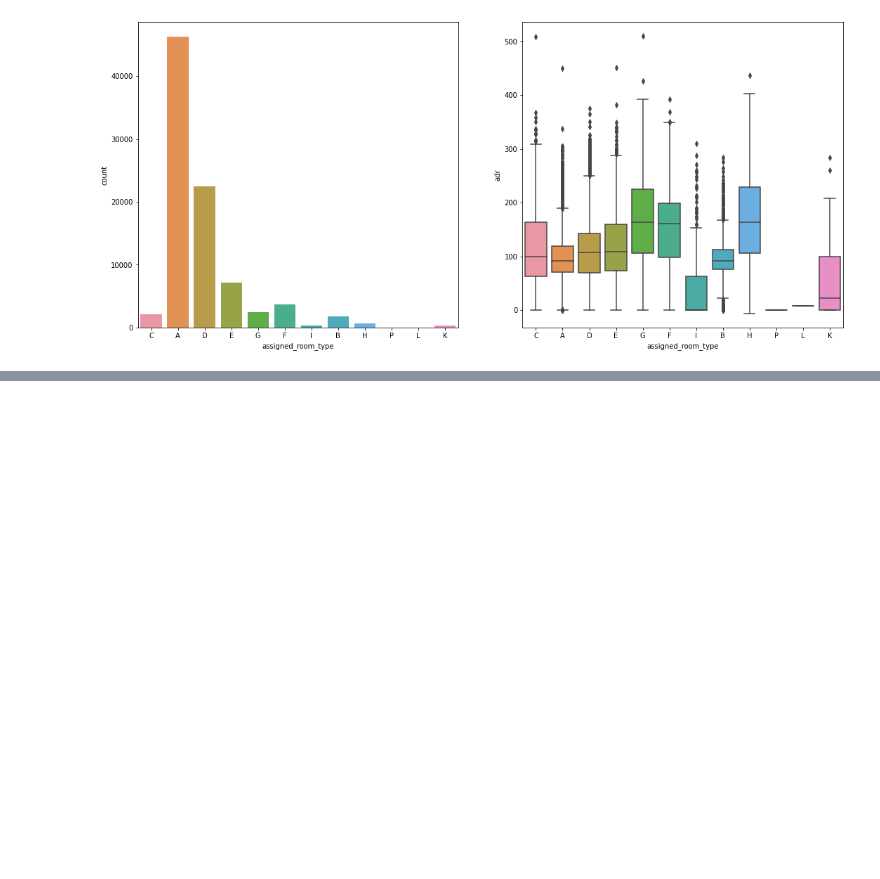
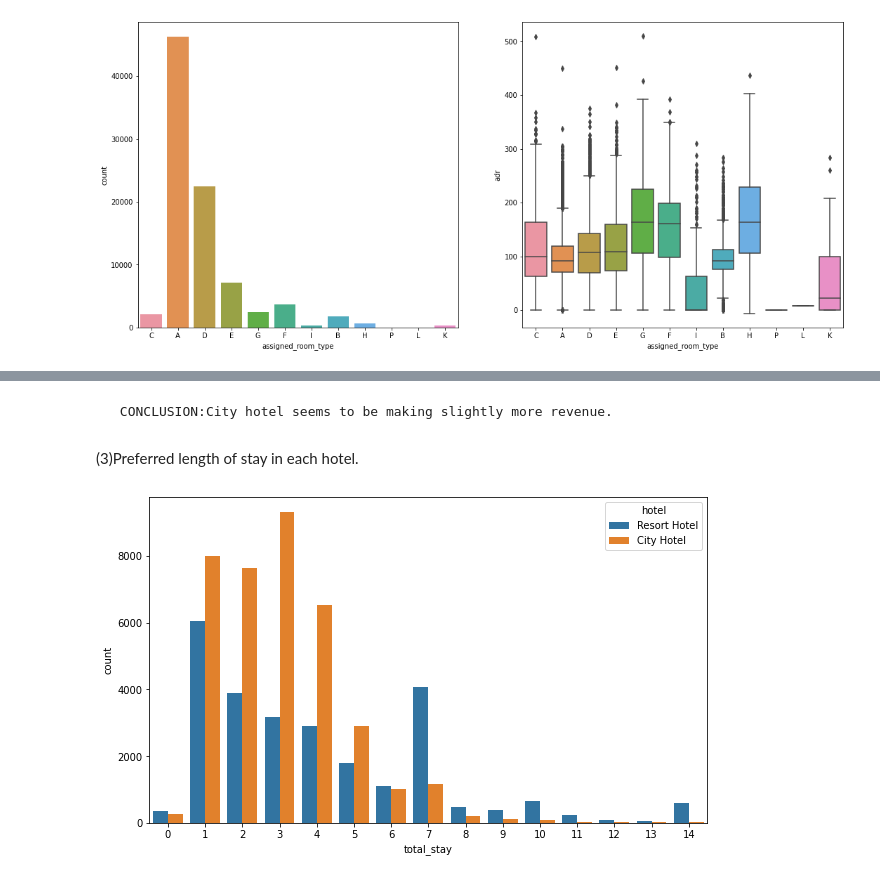
Before and after one commit to Adeve903/Ambuj-EDA-Hotel-booking, a Jupyter notebook: Hotel_Booking_Analysis_Capstone_Project.ipynb, the cells around one changed output, grey strips where cells are left out. Drawn from its saved outputs; the diff is of its cells as text; code cells hidden in the pictures; blank space fills up the shorter version.

```diff
--- a/Hotel_Booking_Analysis_Capstone_Project.ipynb
+++ b/Hotel_Booking_Analysis_Capstone_Project.ipynb
@@ -279,0 +309,12 @@ plt.show()
+# %% [markdown]
+     CONCLUSION:City hotel seems to be making slightly more revenue.
+# %% [markdown]
+(3)Preferred length of stay in each hotel.
+# %%
+not_cancelled = hotel_df[hotel_df['is_canceled'] == 0]
+v2 = not_cancelled[not_cancelled['total_stay'] < 15]
+plt.figure(figsize = (10,6))
+sbn.countplot(x = v2['total_stay'], hue = v2['hotel'])
+plt.show()
+# %% [output]
+[figure, added]
```
Also changed, not shown: parts of 44 cells of this notebook.
